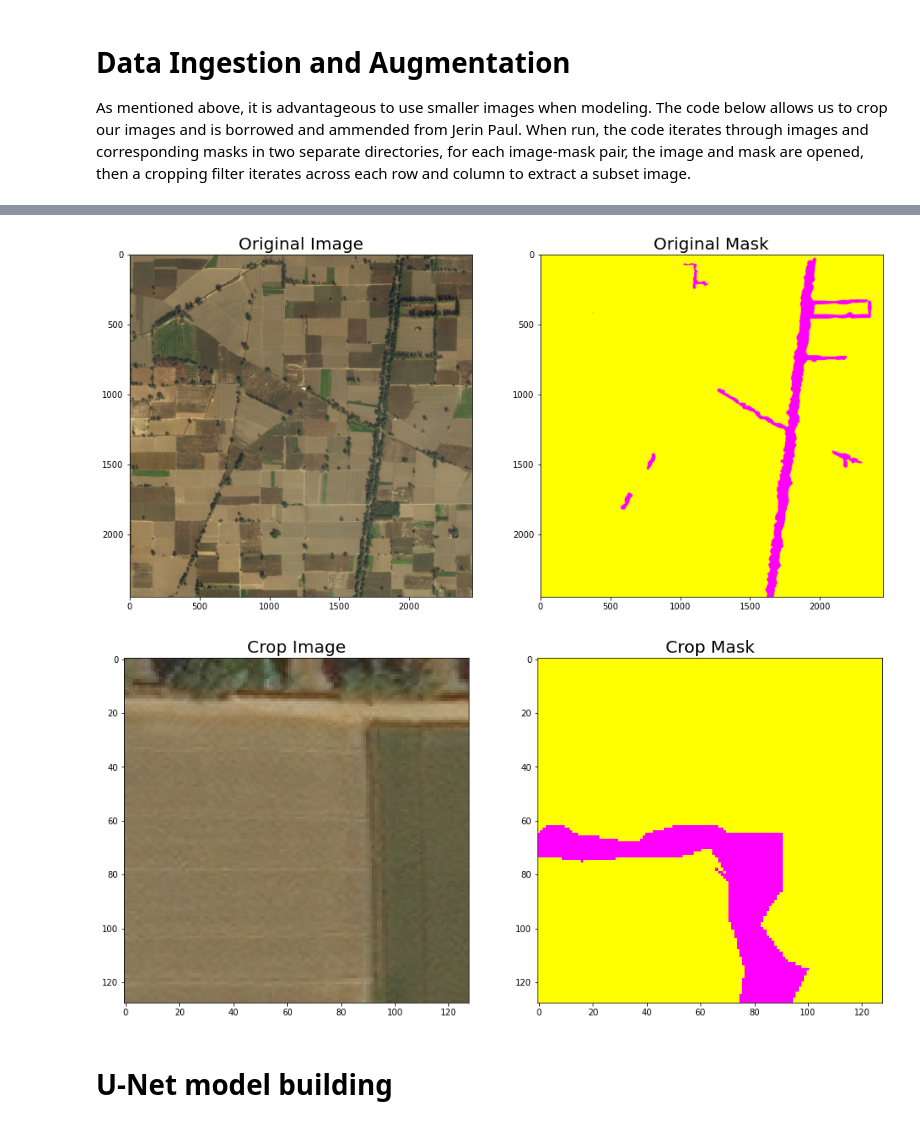
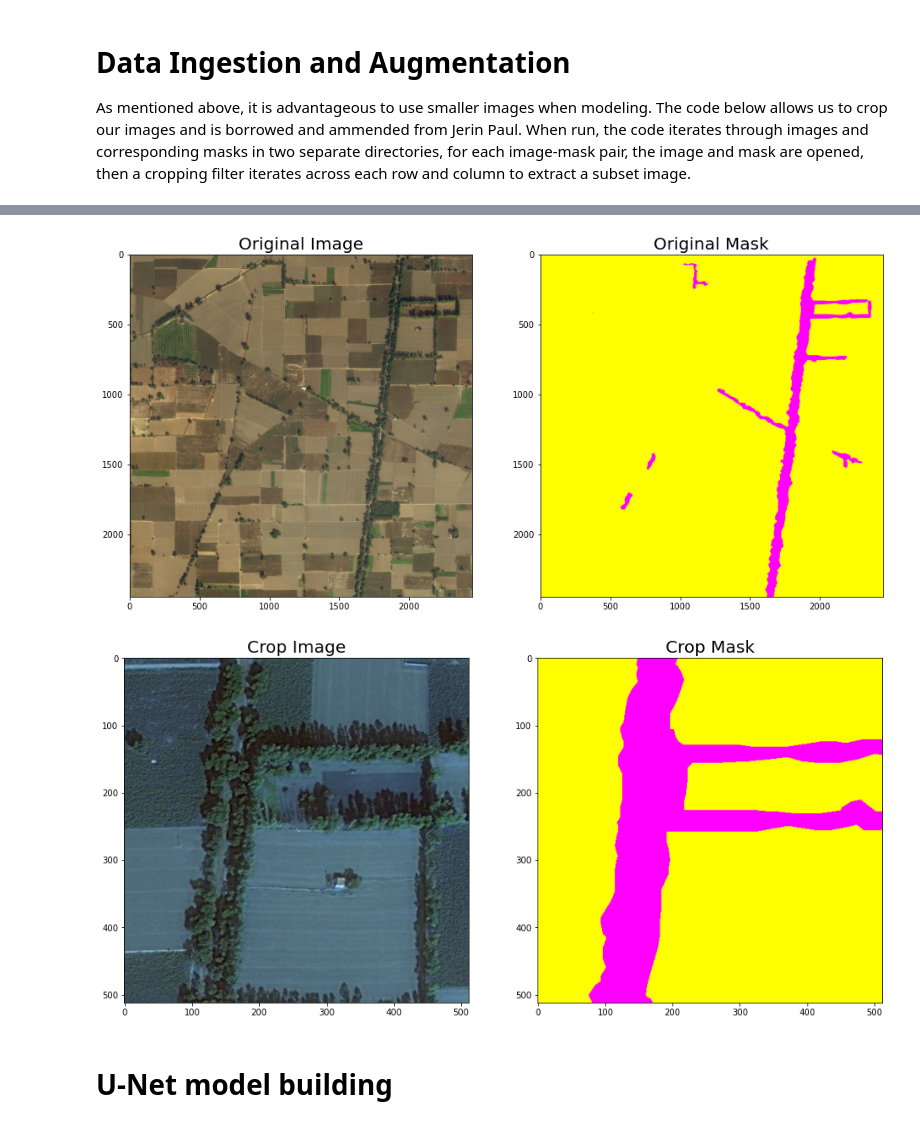
Before and after one commit to johnatawnclementawn/LandCoverSemanticSegmentation, a Jupyter notebook: landCov_semSeg.ipynb, the cells around one changed output, grey strips where cells are left out. Cells and saved outputs as stored; diff of their text form; code cells hidden in the pictures.

Commit message:
Figured out the one-hot encoding

```diff
--- a/landCov_semSeg.ipynb
+++ b/landCov_semSeg.ipynb
@@ -174,3 +278,7 @@ print('Class RGB values: ', class_rgb_vals)
 Selected classes and their corresponding RGB values in labels:
 Class Names:  ['urban_land', 'agriculture_land', 'rangeland', 'forest_land', 'water', 'barren_land', 'unknown']
 Class RGB values:  [[0, 255, 255], [255, 255, 0], [255, 0, 255], [0, 255, 0], [0, 0, 255], [255, 255, 255], [0, 0, 0]]
+# %%
+# Create a dictionary for One-Hot Encoding
+class_dict =  dict(zip(select_class_indices, class_rgb_vals))
+class_dict
@@ -177,6 +293,6 @@ Class RGB values:  [[0, 255, 255], [255, 255, 0], [255, 0, 255], [0, 255, 0], [0
 # %%
 # Load metadata file - contains relative paths for images and masks
-metadata = pd.read_csv('{}/metadata.csv'.format(data_path))
+metadata = pd.read_csv('{}/metadata.csv'.format(path))
 
 # Preparing metadata for use
 metadata = metadata[metadata['split']=='train'] # Filter out images that do not have masks (those images are part of the challenge set)
@@ -222,27 +364,23 @@ As mentioned above, it is advantageous to use smaller images when modeling. The
 # %%
-# Indentify the number of satellite images and corresponding masks
-numSatImg = len(metadata['sat_image_path'])
-numMask = len(metadata['mask_path'])
-print("Number of original satellite images: " + str(numSatImg))
-print("Number of original masks: " + str(numMask))
-
-# Open example image
-img = PIL.Image.open(metadata['sat_image_path'][0])
-# Get dimensionality of that image
-numPixels = np.asarray(img).shape
-print('Number of pixels in each image: {}'.format(numPixels))
-
 # Initialize arrays for cropped sat images and masks
 # First we will need to trim the 2448 x 2448 image to 2048 x 2048 image so that it can be used with U-net
 # which needs to have images with sizes divisible by 32
 # We will then crop each image down to sections of 128 x 128 x 3, which produces 256 cropped images per original sat image.
 # If you want to change the size of the cropped image, change the denominator for cropimg width / height below
-cropImg_height = int((numPixels[0]-400) / 16) # 2048 / 16 = 153
-cropImg_width = int((numPixels[1]-400) / 16) # 2048 / 16 = 153
+# cropImg_height = int((numPixels[0]-400) / 16) # 2048 / 16 = 153
+# cropImg_width = int((numPixels[1]-400) / 16) # 2048 / 16 = 153
 
 
-X = np.zeros([(numSatImg * 256), cropImg_height, cropImg_width, numPixels[2]], dtype='uint8')
-y = np.zeros([(numMask * 256), cropImg_height, cropImg_width, numPixels[2]], dtype='uint8')
+# X = np.zeros([(numSatImg * 256), cropImg_height, cropImg_width, numPixels[2]], dtype='uint8')
+# y = np.zeros([(numMask * 256), cropImg_height, cropImg_width, numPixels[2]], dtype='uint8')
+# print('Shape of cropped sat image dataset: {}'.format(X.shape))
+# print('Shape of cropped mask dataset: {}'.format(y.shape))
+
+cropImg_height = int((numPixels[0]-400) / 4) # 2048 / 4 = 512
+cropImg_width = int((numPixels[1]-400) / 4) # 2048 / 4 = 512
+
+X = np.zeros([(numSatImg * 16), cropImg_height, cropImg_width, numPixels[2]], dtype='uint8')
+y = np.zeros([(numMask * 16), cropImg_height, cropImg_width, len(class_dict)], dtype='uint8')
 print('Shape of cropped sat image dataset: {}'.format(X.shape))
 print('Shape of cropped mask dataset: {}'.format(y.shape))
 # %% [output]
@@ -269,12 +402,16 @@ yrows = np.asarray(metadata['mask_path'])
 
 cropImgIdx = 0
 
-for i in range(0, len(Xrows)):
+# for i in range(0, len(Xrows)):
+for i in range(0, 10):
+
+  # Read and normalize image
   img = np.asarray(cv2.imread(Xrows[i]))
   mask = np.asarray(cv2.imread(yrows[i]))
 
   # Trim image to [2048,2048,3] by trimming extra 200px off from the border
   img = np.array(img[200:2248, 200:2248, :])
+  mask = np.array(mask[200:2248, 200:2248, :])
 
   # Iterate through each row
   for r in range(0, img.shape[0], cropImg_height):
@@ -297,6 +434,9 @@ for i in range(0, len(Xrows)):
       if (frequency >= 0.99).any():
         continue
 
+      # Try one-hot encoding of mask here
+      newMask = rgb_to_onehot(newMask, class_dict)
+
       # Crop image if we make it past the majority class checker
       newImg = np.array(img[r:r+cropImg_height, c:c+cropImg_width, :])
       newImg = cv2.cvtColor(newImg, cv2.COLOR_BGR2RGB)
@@ -323,14 +463,14 @@ print(y.shape)
 # %%
 ogImg = Xrows[0]
 ogmask = yrows[0]
 cropImg = X[0]
-cropMsk = y[0]
+cropMsk = onehot_to_rgb(y[0], class_dict)
 
 visualize(original_Image = ogImg, original_Mask = ogmask)
 visualize(crop_Image = cropImg, crop_Mask = cropMsk)
 # %% [output]
 [figure]
-[figure, old version]
+[figure, new version]
 # %%
 ## Check that values are reading correctly
 # print("original Image:")
```
Also changed, not shown: parts of 21 cells of this notebook.
